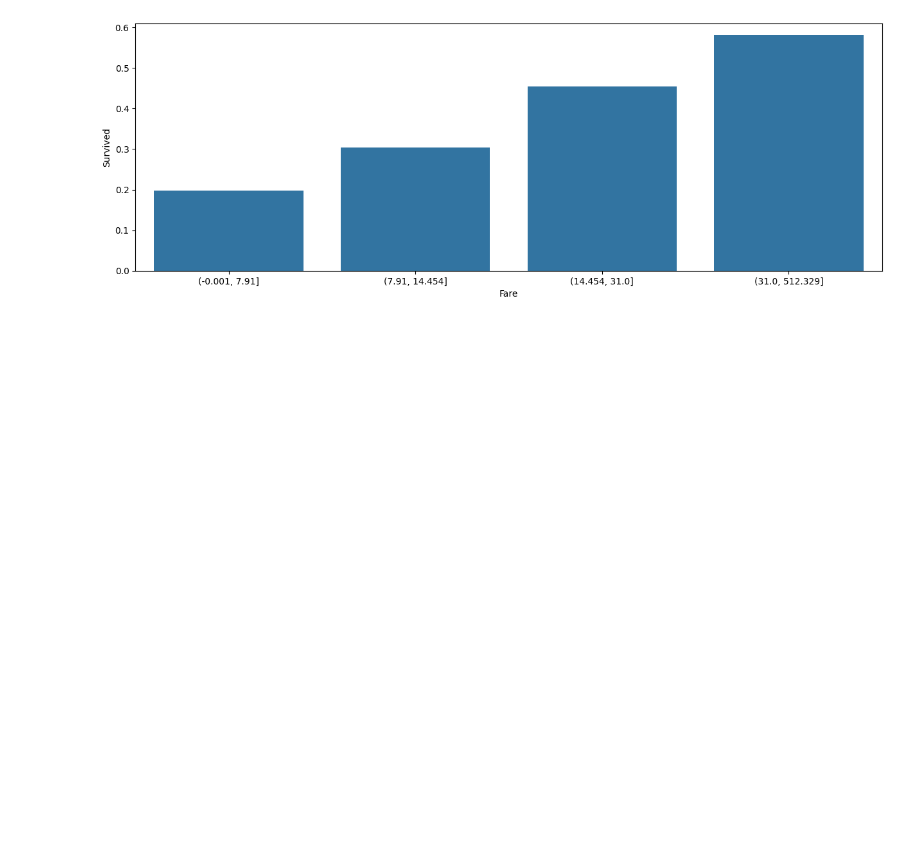
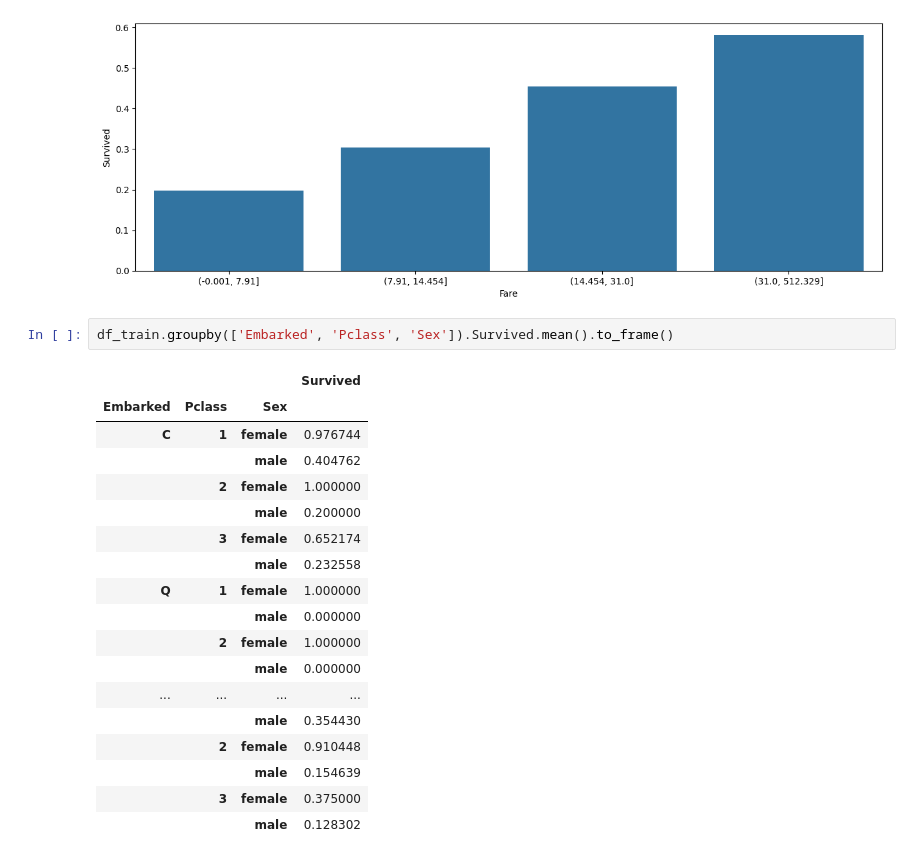
Before and after one commit to Marcin-Rozmus/titanic_ml, a Jupyter notebook: notebook.ipynb, the cells around one changed output. Drawn from its saved outputs; the diff is of its cells as text; blank space fills up the shorter version.

```diff
--- a/notebook.ipynb
+++ b/notebook.ipynb
@@ -216,3 +216,24 @@ def binning(dataset, x_feature, y_feature):
 binning(df_train, 'Fare', 'Survived')
 # %% [output]
 [figure]
+# %%
+df_train.groupby(['Embarked', 'Pclass', 'Sex']).Survived.mean().to_frame()
+# %% [output]
+|  |  |  | Survived |
+| Embarked | Pclass | Sex |  |
+| C | 1 | female | 0.976744 |
+|  |  | male | 0.404762 |
+|  | 2 | female | 1.000000 |
+|  |  | male | 0.200000 |
+|  | 3 | female | 0.652174 |
+|  |  | male | 0.232558 |
+| Q | 1 | female | 1.000000 |
+|  |  | male | 0.000000 |
+|  | 2 | female | 1.000000 |
+|  |  | male | 0.000000 |
+| ... | ... | ... | ... |
+|  |  | male | 0.354430 |
+|  | 2 | female | 0.910448 |
+|  |  | male | 0.154639 |
+|  | 3 | female | 0.375000 |
+|  |  | male | 0.128302 |
```
Also changed, not shown: parts of 2 cells of this notebook.
